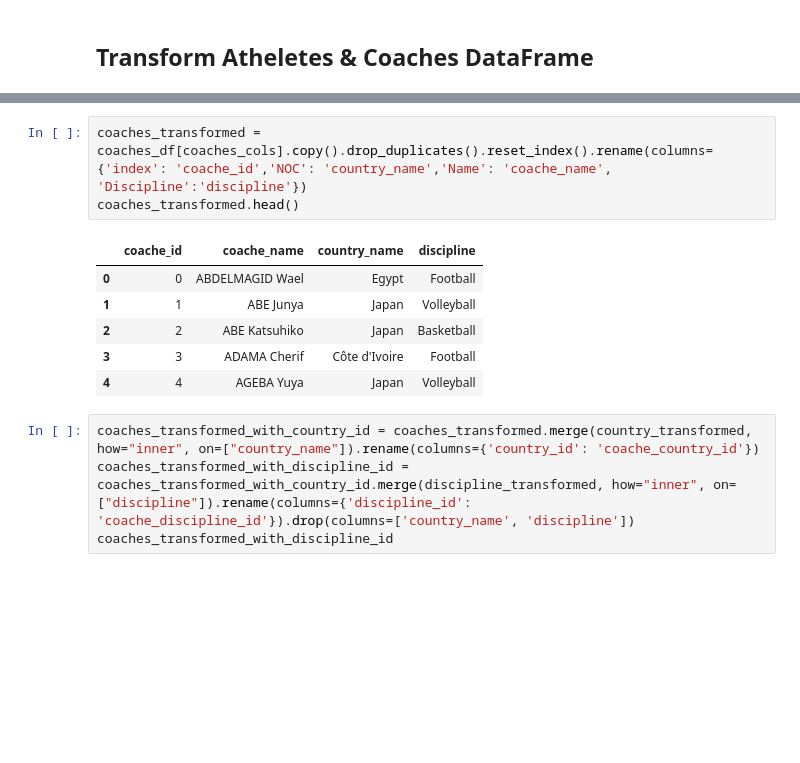
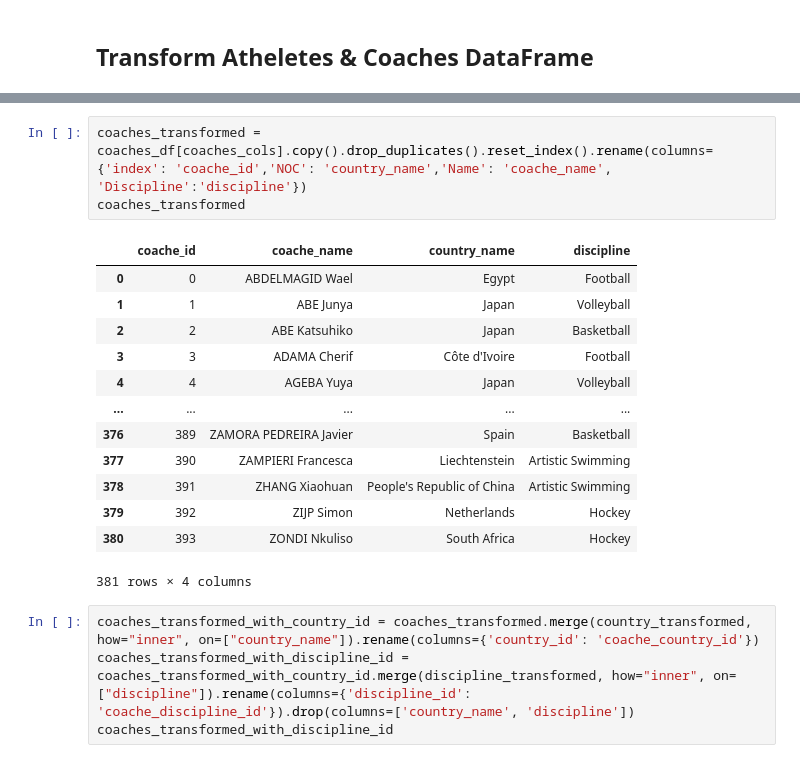
Before and after one commit to nithiyasuresh/ETL_project, a Jupyter notebook: ETL.ipynb, the cells around one changed output, grey strips where cells are left out. Saved outputs shown, nothing was run; the diff lists cells and outputs as text; blank space fills up the shorter version.

```diff
--- a/ETL.ipynb
+++ b/ETL.ipynb
@@ -103,13 +107,20 @@ atheletes_transformed.head()
 # %%
 coaches_transformed = coaches_df[coaches_cols].copy().drop_duplicates().reset_index().rename(columns={'index': 'coache_id','NOC': 'country_name','Name': 'coache_name', 'Discipline':'discipline'})
-coaches_transformed.head()
+coaches_transformed
 # %% [output]
 |  | coache_id | coache_name | country_name | discipline |
 | 0 | 0 | ABDELMAGID Wael | Egypt | Football |
 | 1 | 1 | ABE Junya | Japan | Volleyball |
 | 2 | 2 | ABE Katsuhiko | Japan | Basketball |
 | 3 | 3 | ADAMA Cherif | Côte d'Ivoire | Football |
 | 4 | 4 | AGEBA Yuya | Japan | Volleyball |
+| ... | ... | ... | ... | ... |
+| 376 | 389 | ZAMORA PEDREIRA Javier | Spain | Basketball |
+| 377 | 390 | ZAMPIERI Francesca | Liechtenstein | Artistic Swimming |
+| 378 | 391 | ZHANG Xiaohuan | People's Republic of China | Artistic Swimming |
+| 379 | 392 | ZIJP Simon | Netherlands | Hockey |
+| 380 | 393 | ZONDI Nkuliso | South Africa | Hockey |
+381 rows × 4 columns
 # %%
 coaches_transformed_with_country_id = coaches_transformed.merge(country_transformed, how="inner", on=["country_name"]).rename(columns={'country_id': 'coache_country_id'})
 coaches_transformed_with_discipline_id = coaches_transformed_with_country_id.merge(discipline_transformed, how="inner", on=["discipline"]).rename(columns={'discipline_id': 'coache_discipline_id'}).drop(columns=['country_name', 'discipline'])
```
Also changed, not shown: parts of 11 cells of this notebook, 1 other file.
